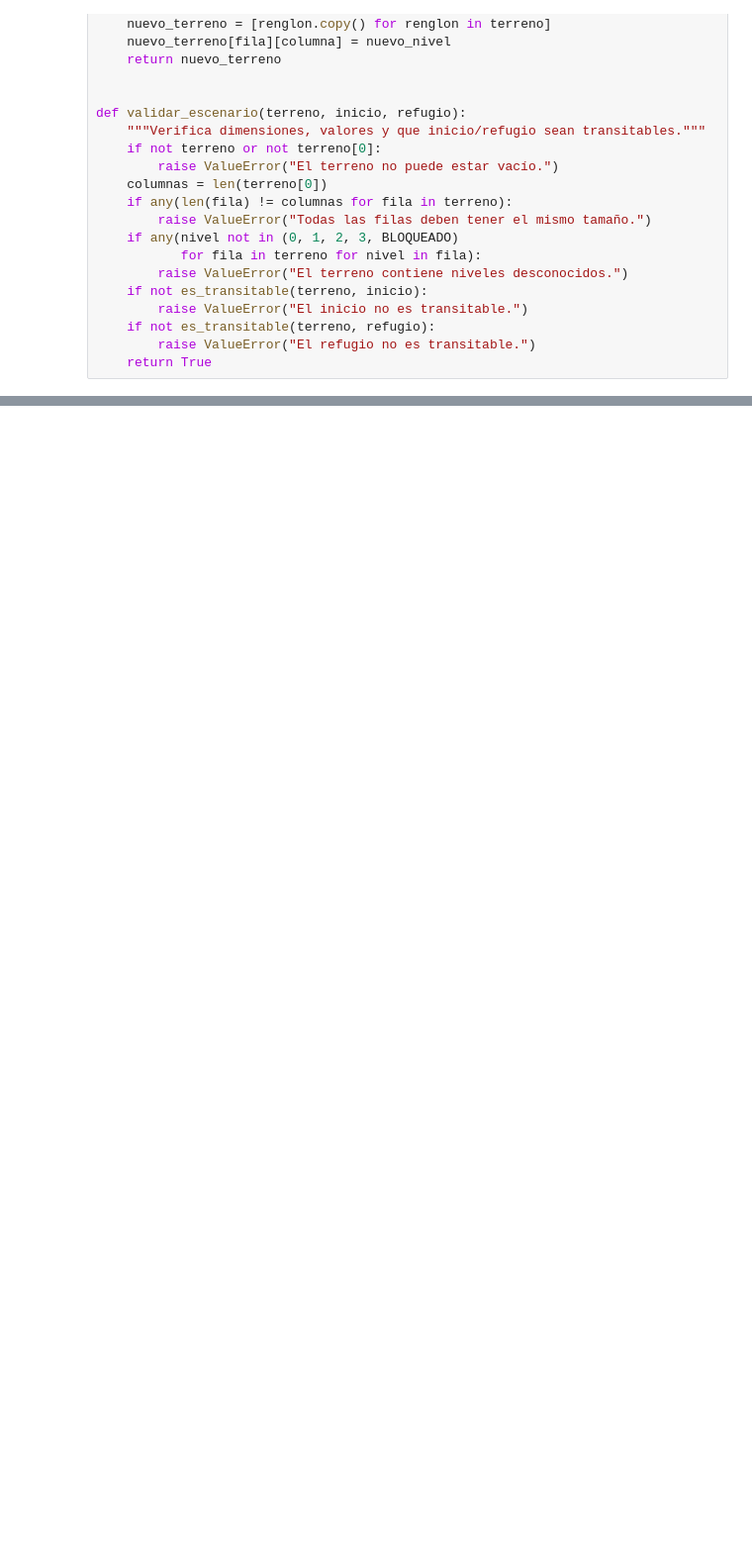
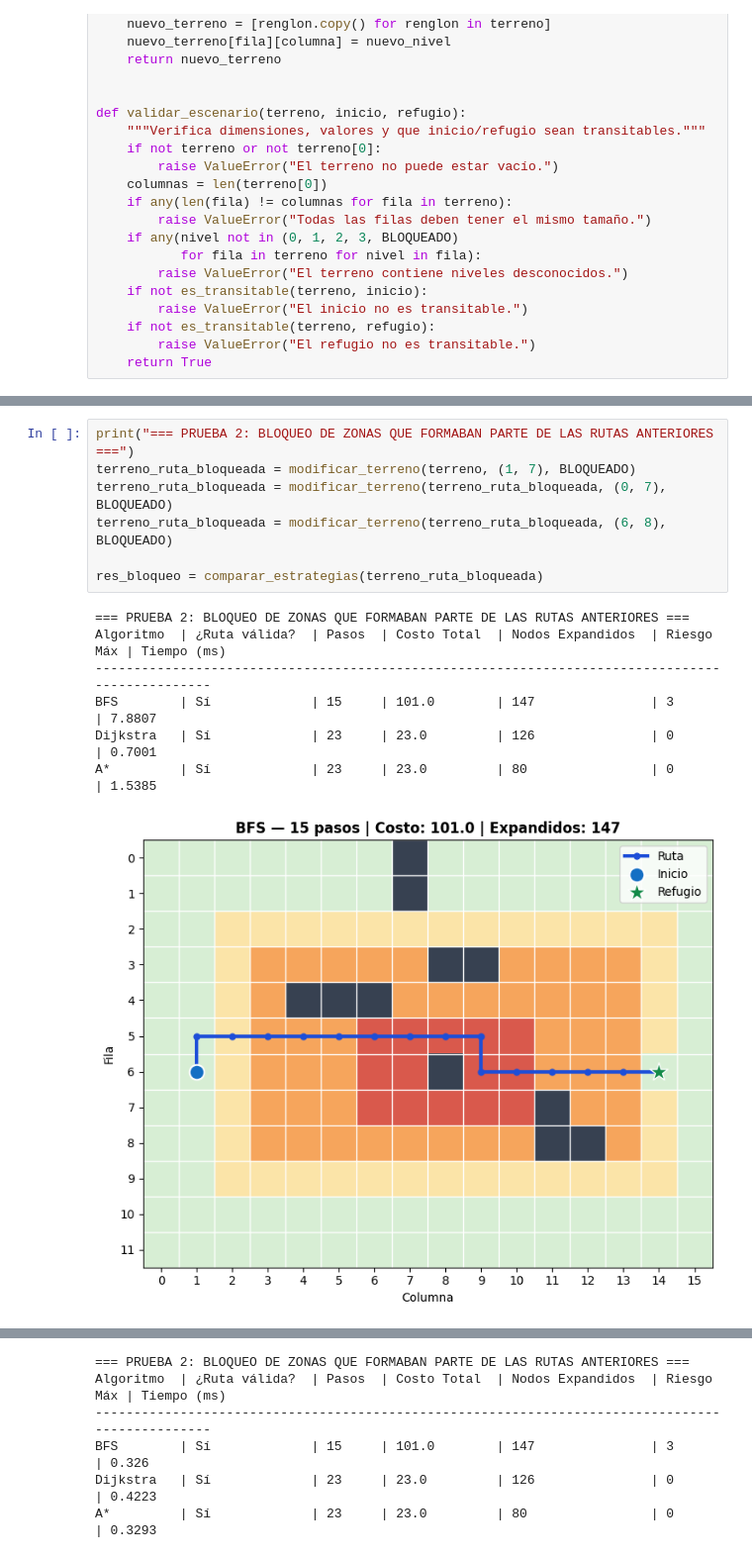
Before and after one commit to gretelZavaleta/laberinto-inundaciones-ia, a Jupyter notebook: laberinto_inundaciones_ia.ipynb, the cells around one changed output, grey strips where cells are left out. Shown at 99% size. Saved outputs shown, nothing was run; the diff lists cells and outputs as text; blank space fills up the shorter version.

```diff
--- a/laberinto_inundaciones_ia.ipynb
+++ b/laberinto_inundaciones_ia.ipynb
@@ -710,0 +457,15 @@ El terreno original y los algoritmos no fueron modificados.
+# %%
+print("=== PRUEBA 2: BLOQUEO DE ZONAS QUE FORMABAN PARTE DE LAS RUTAS ANTERIORES ===")
+terreno_ruta_bloqueada = modificar_terreno(terreno, (1, 7), BLOQUEADO)
+terreno_ruta_bloqueada = modificar_terreno(terreno_ruta_bloqueada, (0, 7), BLOQUEADO)
+terreno_ruta_bloqueada = modificar_terreno(terreno_ruta_bloqueada, (6, 8), BLOQUEADO)
+
+res_bloqueo = comparar_estrategias(terreno_ruta_bloqueada)
+# %% [output]
+=== PRUEBA 2: BLOQUEO DE ZONAS QUE FORMABAN PARTE DE LAS RUTAS ANTERIORES ===
+Algoritmo  | ¿Ruta válida?  | Pasos  | Costo Total  | Nodos Expandidos  | Riesgo Máx | Tiempo (ms)
+------------------------------------------------------------------------------------------------
+BFS        | Sí             | 15     | 101.0        | 147               | 3          | 7.8807
+Dijkstra   | Sí             | 23     | 23.0         | 126               | 0          | 0.7001
+A*         | Sí             | 23     | 23.0         | 80                | 0          | 1.5385
+[figure, added]
@@ -710,0 +474,6 @@ El terreno original y los algoritmos no fueron modificados.
+=== PRUEBA 2: BLOQUEO DE ZONAS QUE FORMABAN PARTE DE LAS RUTAS ANTERIORES ===
+Algoritmo  | ¿Ruta válida?  | Pasos  | Costo Total  | Nodos Expandidos  | Riesgo Máx | Tiempo (ms)
+------------------------------------------------------------------------------------------------
+BFS        | Sí             | 15     | 101.0        | 147               | 3          | 0.326
+Dijkstra   | Sí             | 23     | 23.0         | 126               | 0          | 0.4223
+A*         | Sí             | 23     | 23.0         | 80                | 0          | 0.3293
```
Also changed, not shown: parts of 32 cells of this notebook.
